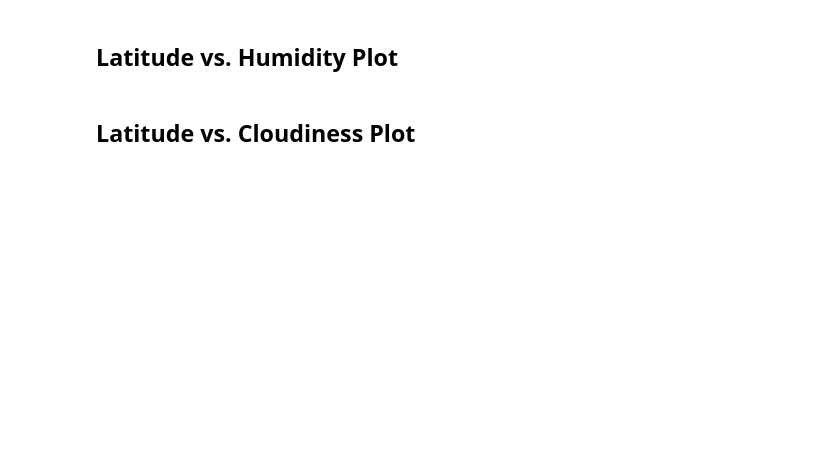
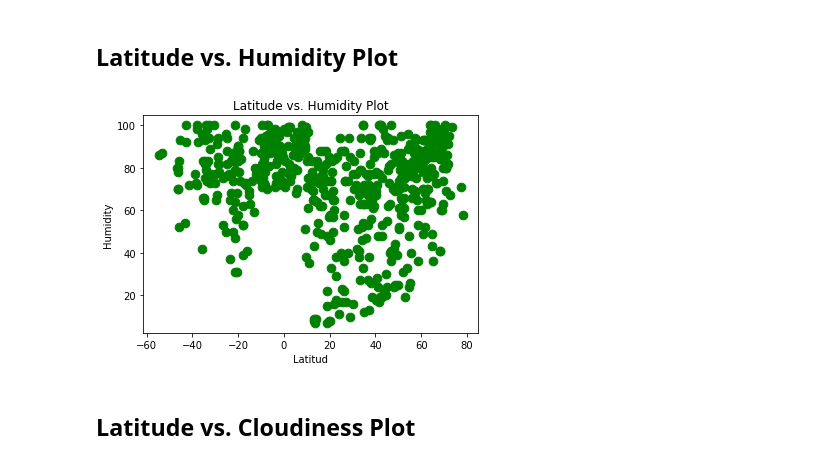
Before and after one commit to JoseH-Git/python-api-challenge, a Jupyter notebook: WeatherPy/WeatherPy.ipynb, the cells around one changed output. Cells and saved outputs as stored; diff of their text form; code cells hidden in the pictures; blank space fills up the shorter version.

```diff
--- a/WeatherPy/WeatherPy.ipynb
+++ b/WeatherPy/WeatherPy.ipynb
@@ -198,4 +210,16 @@ hum_cities
 # %% [markdown]
 ## Latitude vs. Humidity Plot
+# %%
+marker_size=15
+plt.scatter(cities_dict_df['Lat'],cities_dict_df['Humidity'],s=75, color="green")
+plt.title("Latitude vs. Humidity Plot")
+plt.xlabel("Latitud")
+plt.ylabel("Humidity")
+
+
+plt.savefig("../Images/Latitude vs. Humidity Plot.png", bbox_inches = "tight")
+plt.show()
+# %% [output]
+[figure, added]
 # %% [markdown]
 ## Latitude vs. Cloudiness Plot
```
Also changed, not shown: parts of 3 cells of this notebook, 4 other files.
